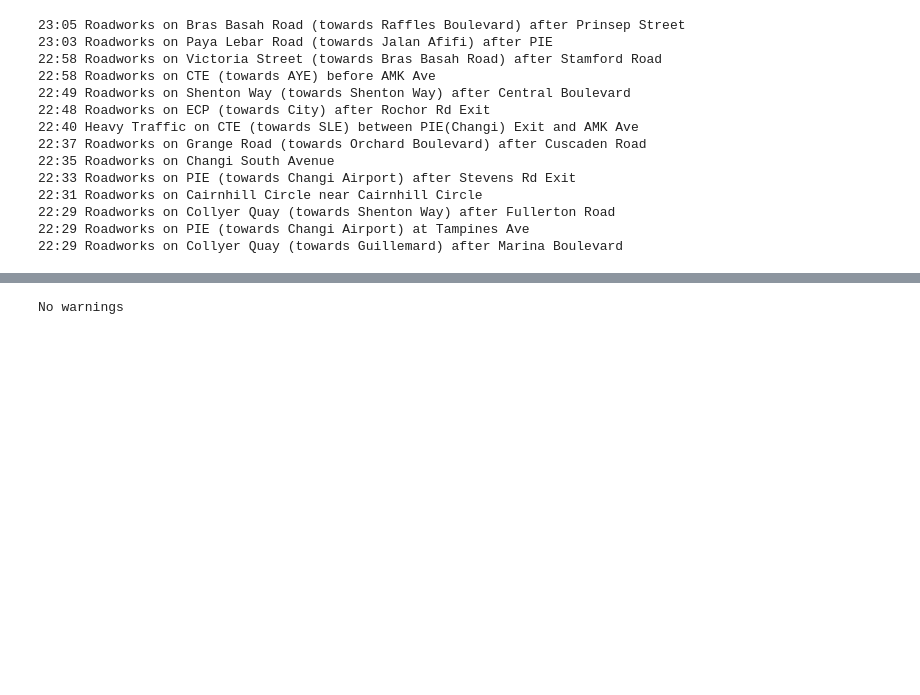
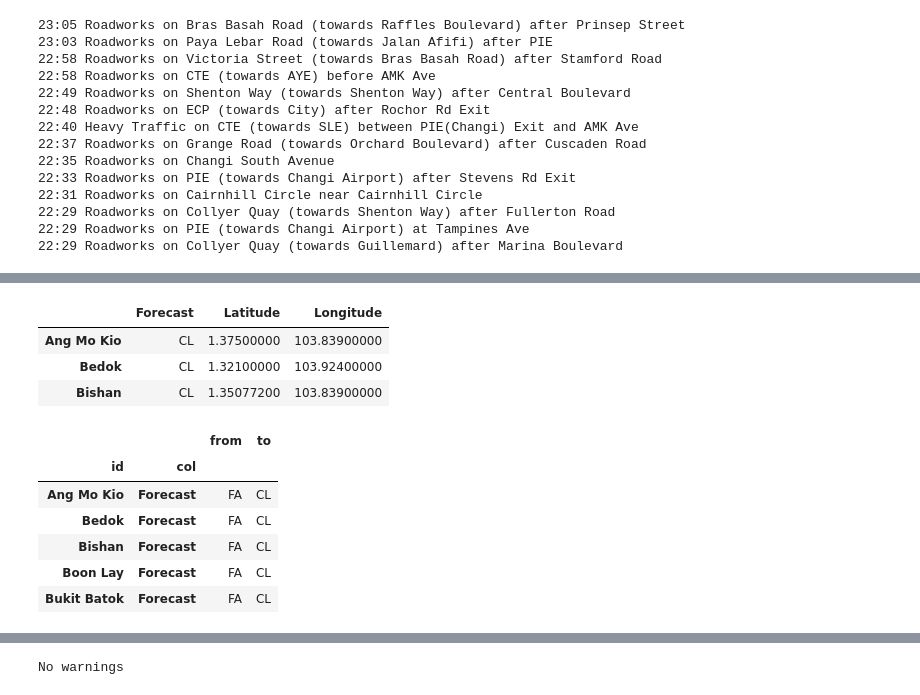
Before and after one commit to arynchoong/MTech-KE-SMID, a Jupyter notebook: src/EPN/EPN.ipynb, the cells around one changed output, grey strips where cells are left out. Cells and saved outputs as stored; diff of their text form; code cells hidden in the pictures; blank space fills up the shorter version.

```diff
--- a/src/EPN/EPN.ipynb
+++ b/src/EPN/EPN.ipynb
@@ -225,4 +225,30 @@ Bukit Batok       CL  1.35300000  103.75400000
+# %%
+#dfNowc2 = dfNowc
+dfNowc.head(3)
+# %% [output]
+|  | Forecast | Latitude | Longitude |
+| Ang Mo Kio | CL | 1.37500000 | 103.83900000 |
+| Bedok | CL | 1.32100000 | 103.92400000 |
+| Bishan | CL | 1.35077200 | 103.83900000 |
 # %%
 for id, row in dfNowc.iterrows():
     if (row['Forecast'] == "HR"):
         print ("Heavy Rain Forecast in " + id)
+# %%
+neRows = (dfNowc != dfNowc2).any(1)
+ne_stacked = (dfNowc != dfNowc2).stack()
+changed = ne_stacked[ne_stacked]
+changed.index.names = ['id', 'col']
+diff_loc = numpy.where(dfNowc != dfNowc2)
+changed_from = dfNowc.values[diff_loc]
+changed_to = dfNowc2.values[diff_loc]
+diff = pandas.DataFrame({'from': changed_from, 'to': changed_to}, index=changed.index)
+diff.head()
+# %% [output]
+|  |  | from | to |
+| id | col |  |  |
+| Ang Mo Kio | Forecast | FA | CL |
+| Bedok | Forecast | FA | CL |
+| Bishan | Forecast | FA | CL |
+| Boon Lay | Forecast | FA | CL |
+| Bukit Batok | Forecast | FA | CL |
```
Also changed, not shown: parts of 3 cells of this notebook, 2 other files.
